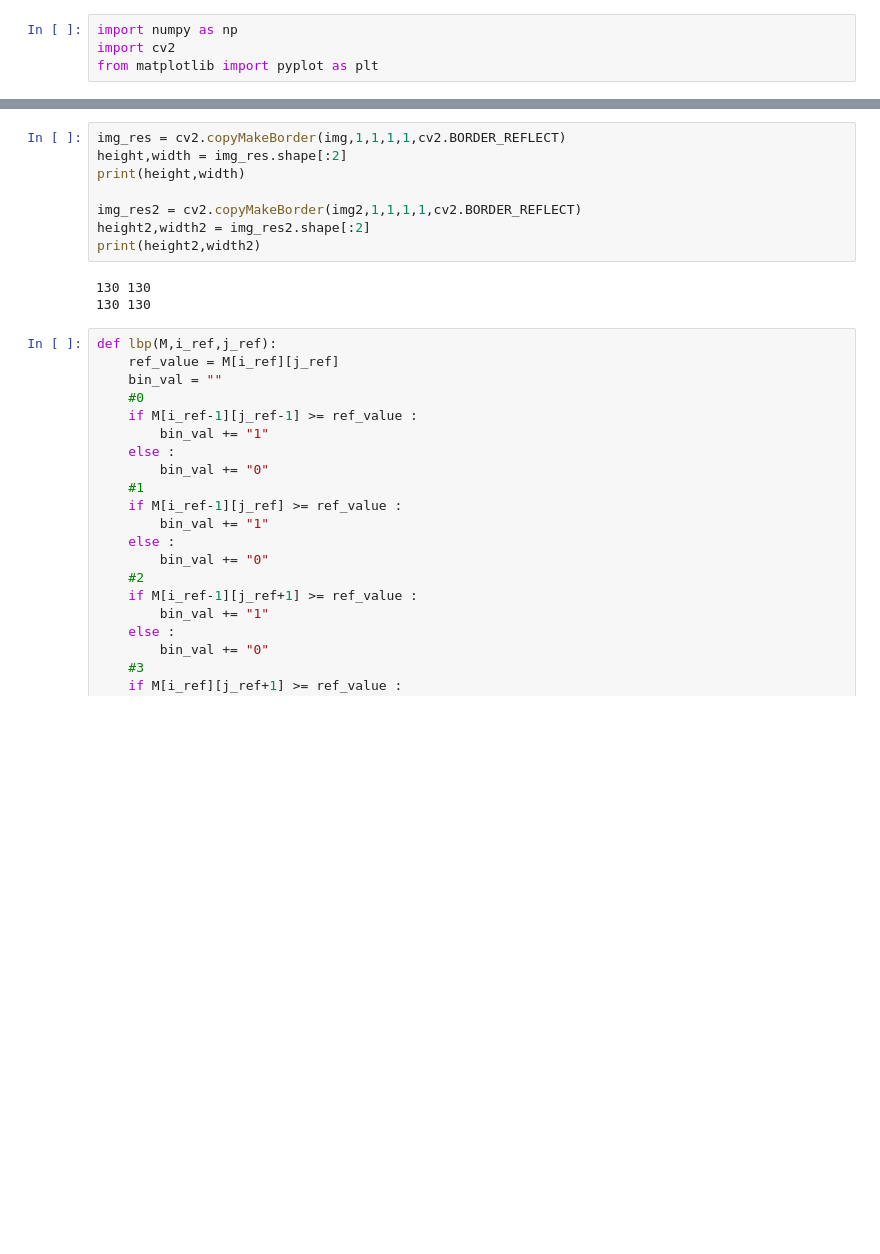
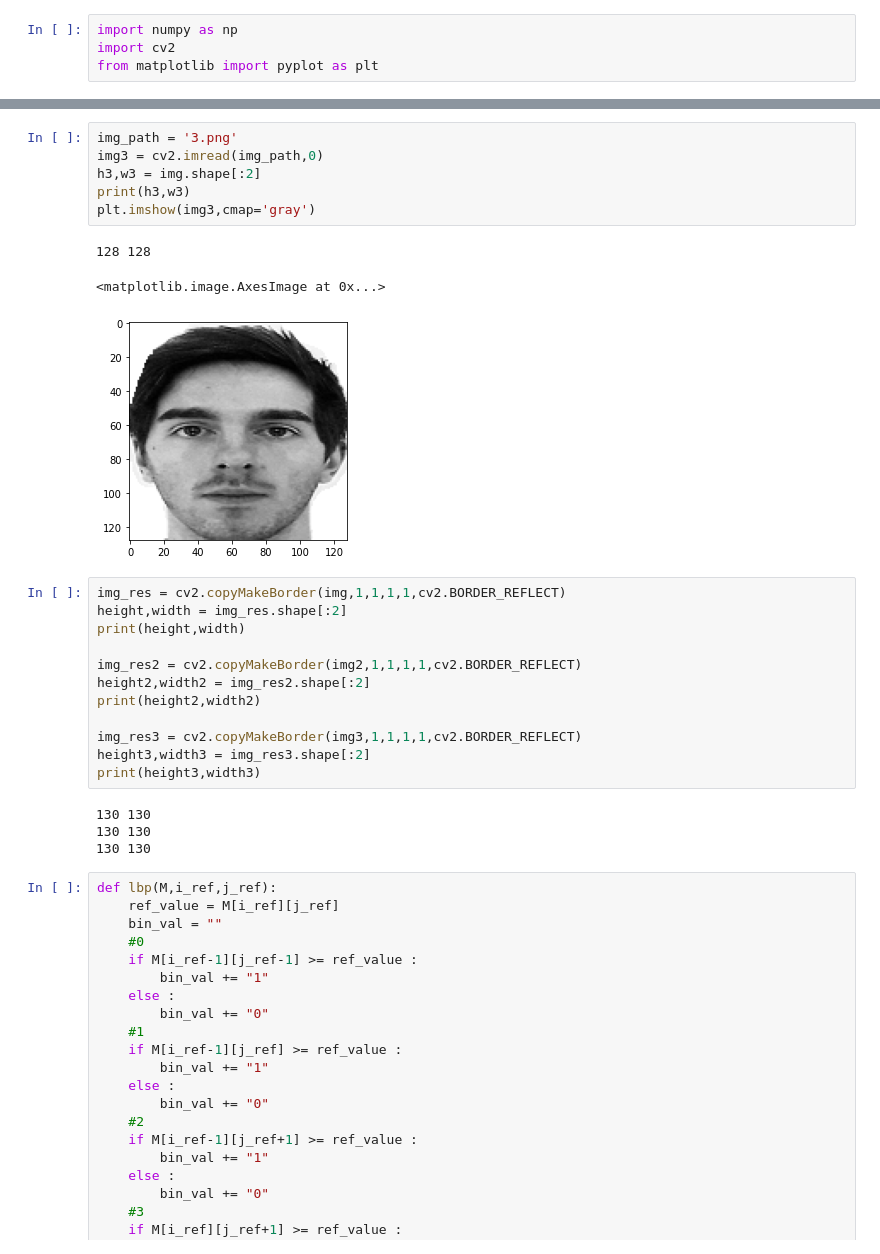
Before and after one commit to Se1f0/LBP-python, a Jupyter notebook: TP1.ipynb, the cells around one changed output, grey strips where cells are left out. Saved outputs shown, nothing was run; the diff lists cells and outputs as text; blank space fills up the shorter version.

```diff
--- a/TP1.ipynb
+++ b/TP1.ipynb
@@ -25,3 +25,13 @@ plt.imshow(img2,cmap='gray')
+# %%
+img_path = '3.png'
+img3 = cv2.imread(img_path,0)
+h3,w3 = img.shape[:2]
+print(h3,w3)
+plt.imshow(img3,cmap='gray')
+# %% [output]
+128 128
+<matplotlib.image.AxesImage at 0x...>
+[figure, added]
 # %%
 img_res = cv2.copyMakeBorder(img,1,1,1,1,cv2.BORDER_REFLECT)
 height,width = img_res.shape[:2]
@@ -30,9 +40,14 @@ print(height,width)
 img_res2 = cv2.copyMakeBorder(img2,1,1,1,1,cv2.BORDER_REFLECT)
 height2,width2 = img_res2.shape[:2]
 print(height2,width2)
+
+img_res3 = cv2.copyMakeBorder(img3,1,1,1,1,cv2.BORDER_REFLECT)
+height3,width3 = img_res3.shape[:2]
+print(height3,width3)
 # %% [output]
 130 130
 130 130
+130 130
 # %%
 def lbp(M,i_ref,j_ref):
     ref_value = M[i_ref][j_ref]
```
Also changed, not shown: parts of 8 cells of this notebook, 8 other files.
